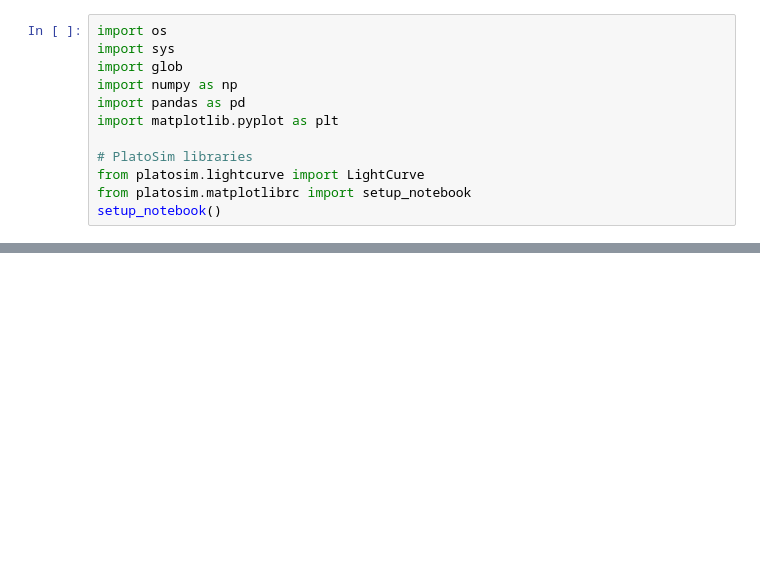
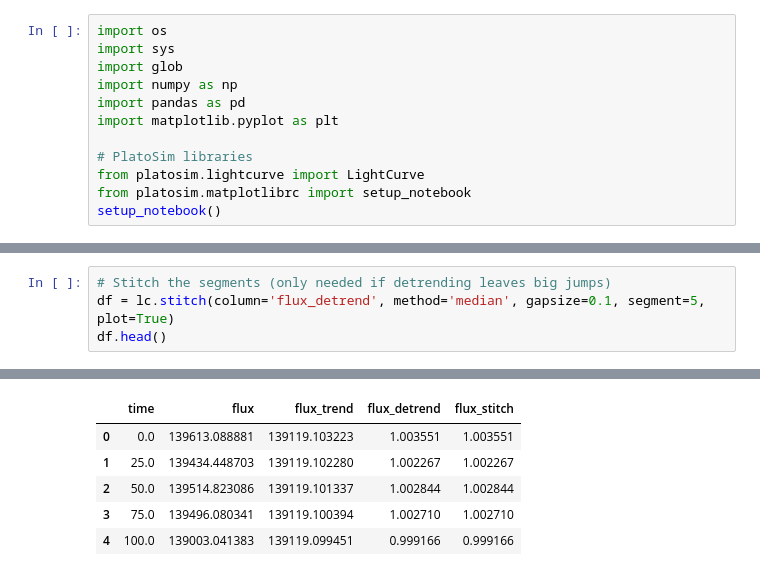
Before and after one commit to ivs-kuleuven/platosim3, a Jupyter notebook: docs/technicalnotes/PLATO-CS/QuickLookForSimulations.ipynb, the cells around one changed output, grey strips where cells are left out. Cells and saved outputs as stored; diff of their text form; blank space fills up the shorter version.

```diff
--- a/docs/technicalnotes/PLATO-CS/QuickLookForSimulations.ipynb
+++ b/docs/technicalnotes/PLATO-CS/QuickLookForSimulations.ipynb
@@ -142,0 +87,5 @@ TypeError: plot() got an unexpected keyword argument 'column'
+# %%
+# Stitch the segments (only needed if detrending leaves big jumps)
+df = lc.stitch(column='flux_detrend', method='median', gapsize=0.1, segment=5, plot=True)
+df.head()
+# %% [output]
@@ -142,0 +94,6 @@ TypeError: plot() got an unexpected keyword argument 'column'
+|  | time | flux | flux_trend | flux_detrend | flux_stitch |
+| 0 | 0.0 | 139613.088881 | 139119.103223 | 1.003551 | 1.003551 |
+| 1 | 25.0 | 139434.448703 | 139119.102280 | 1.002267 | 1.002267 |
+| 2 | 50.0 | 139514.823086 | 139119.101337 | 1.002844 | 1.002844 |
+| 3 | 75.0 | 139496.080341 | 139119.100394 | 1.002710 | 1.002710 |
+| 4 | 100.0 | 139003.041383 | 139119.099451 | 0.999166 | 0.999166 |
```
Also changed, not shown: parts of 46 cells of this notebook, 3 other files.
